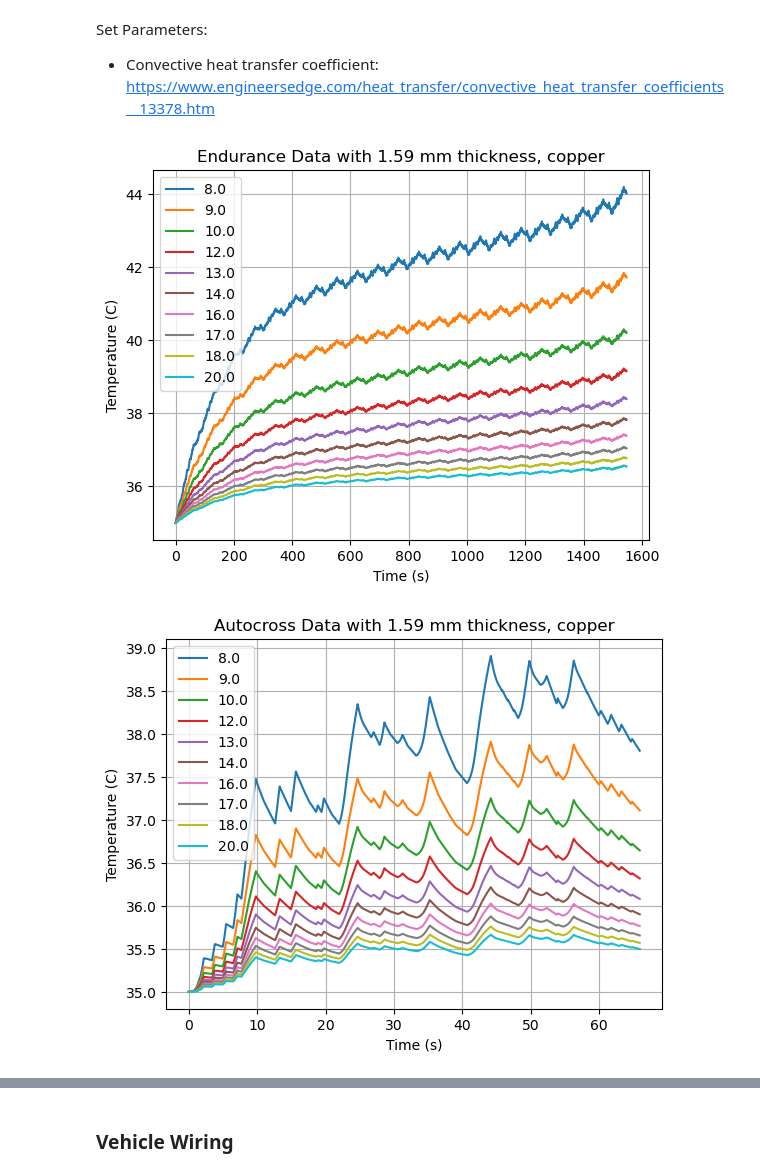
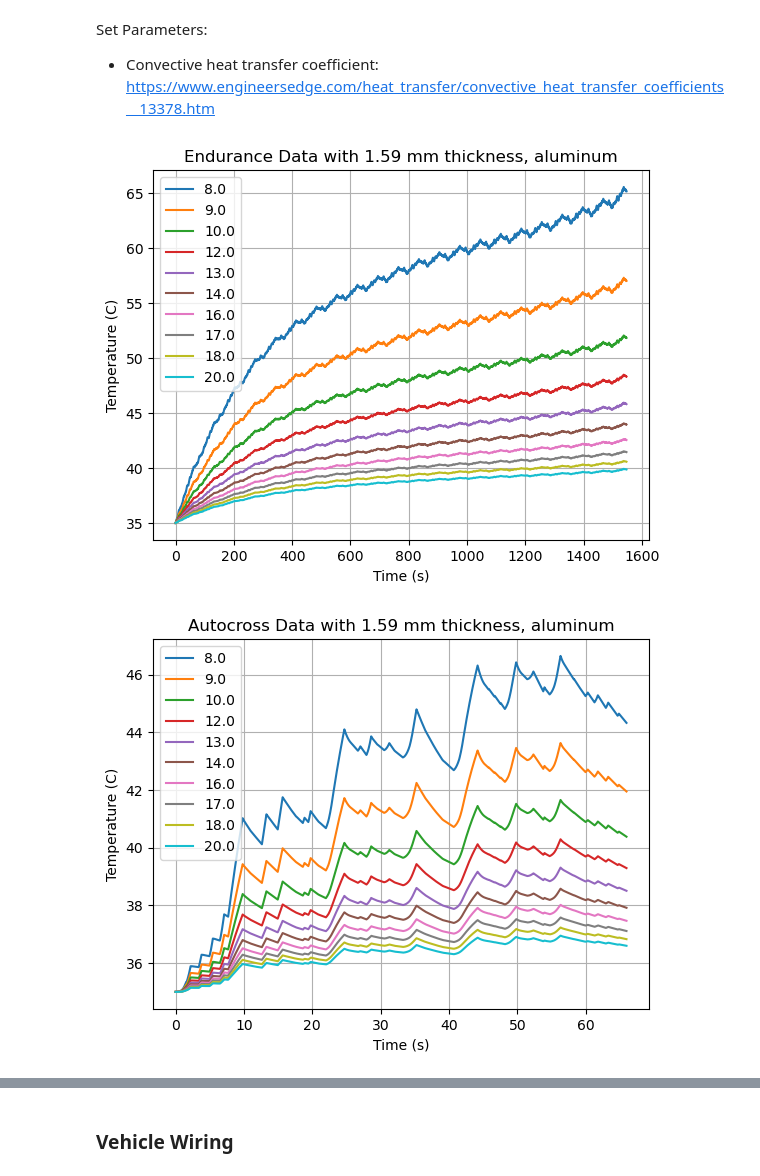
Before and after one commit to UBCFormulaElectric/LapSim, a Jupyter notebook: validation/Busbar Design/busbars.ipynb, the cells around one changed output, grey strips where cells are left out. Saved outputs shown, nothing was run; the diff lists cells and outputs as text; code cells hidden in the pictures.

```diff
--- a/validation/Busbar Design/busbars.ipynb
+++ b/validation/Busbar Design/busbars.ipynb
@@ -42,15 +42,15 @@ material = {'aluminum': aluminum, 'copper': copper}
 
 # Thermal Parameters:
 T_ambient = 35                      # degrees C - ambient temp
-h_free = 1                          # W/m2K - assumed convective heat transfer coefficient for free convection of air (minimum chosen)
+h_free = 0.5                          # W/m2K - assumed convective heat transfer coefficient for free convection of air (minimum chosen)
 
 # Geometry Parameters:
 thickness = 3.18 * 10**(-3) / 2         # m - busbar thickness - assumed 1/8"
 length = 163.63 * 10**(-3)              # m - longest busbar length (splitter box, negative busbar)
 
 ####### VECTORIZED PARAMETER
-mat_choice = 'copper'
-# mat_choice = 'aluminum'
+# mat_choice = 'copper'
+mat_choice = 'aluminum'
 
 num = 10
 width = np.linspace(8 * 10**(-3), 20 * 10**(-3), num)   # m - width options
@@ -80,32 +80,32 @@ def busbar_temp(dataDict, outfile, race, resistance):
         # Q_out.append(np.zeros(len(mass)))                                           # W - to test adiabatic case (ie. coated wire)
 
         busTemp.append((Q_gen[i] - Q_out[i]) * delta_t / (mass * c) + busTemp[i])   # degrees C - next temperature point for busbar
 
         dR = resistance * alpha * (busTemp[i+1] - busTemp[i])                       # Calculate the new resistance values (delta R)
         resistance = resistance + dR                                                # Ohms - new resistance at new temperature
 
     # Save to a dataframe and then output to a .csv
     output_temp = pd.DataFrame(busTemp, columns=width)
     output_temp.to_csv(outfile)
 
     # Plot data
     plt.plot(dataDict['t0'], output_temp)
     plt.title((race + " Data with " + str(thickness * 1000) + " mm thickness, " + mat_choice))
     plt.grid(True)
     plt.xlabel("Time (s)")
     plt.ylabel("Temperature (C)")
 
     # scale width to mm for labels and then truncate
     width_scaled = np.trunc(width * 1000)
     plt.legend(width_scaled)
     plt.savefig(outfile.replace('csv', 'png'))
     plt.show()                                  # clear figure
 
     return output_temp
 
 endur_temp = busbar_temp(endur_data, outfile_endurance, 'Endurance', resistance)
 auto_temp = busbar_temp(auto_data, outfile_autocross, 'Autocross', resistance)
 accel_temp = busbar_temp(accel_data, outfile_accel, 'Acceleration', resistance)
 # %% [output]
-[figure, old version]
+[figure, new version]
-[figure, old version]
+[figure, new version]
```
Also changed, not shown: parts of 3 cells of this notebook, 14 other files.
